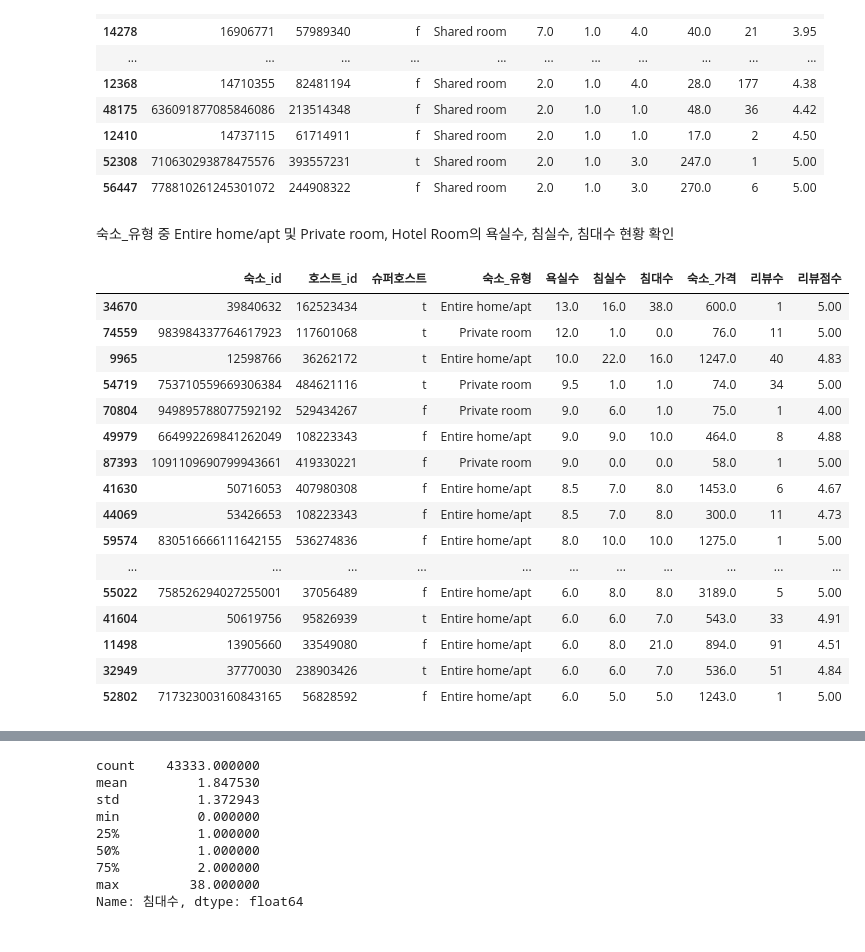
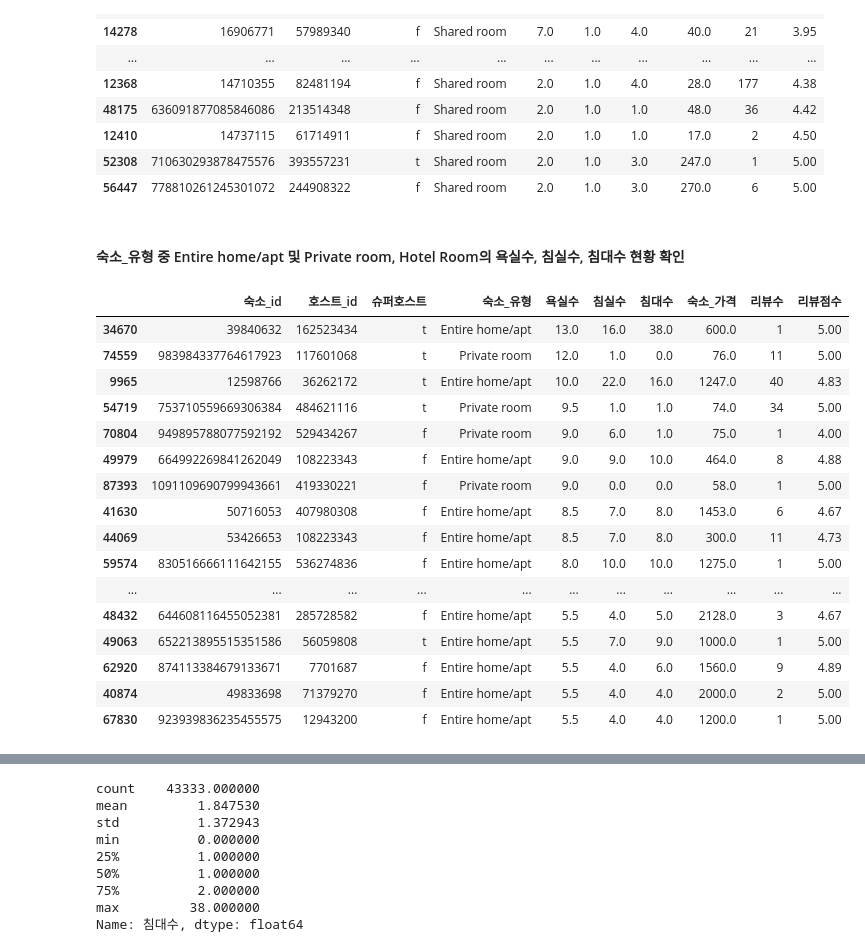
Before and after one commit to minseokpark6/WeeklyProject_Group3, a Jupyter notebook: Code/MinseokPark/가격_관계분석_런던.ipynb, the cells around one changed output, grey strips where cells are left out. Drawn from its saved outputs; the diff is of its cells as text; code cells hidden in the pictures.

```diff
--- a/Code/MinseokPark/가격_관계분석_런던.ipynb
+++ b/Code/MinseokPark/가격_관계분석_런던.ipynb
@@ -798,25 +825,25 @@ london_lists[['숙소_id', '호스트_id', '슈퍼호스트', '숙소_유형', '
 | 52308 | 710630293878475576 | 393557231 | t | Shared room | 2.0 | 1.0 | 3.0 | 247.0 | 1 | 5.00 |
 | 56447 | 778810261245301072 | 244908322 | f | Shared room | 2.0 | 1.0 | 3.0 | 270.0 | 6 | 5.00 |
 # %% [markdown]
-숙소_유형 중 Entire home/apt 및 Private room, Hotel Room의 욕실수, 침실수, 침대수 현황 확인
+#### 숙소_유형 중 Entire home/apt 및 Private room, Hotel Room의 욕실수, 침실수, 침대수 현황 확인
 # %%
 # 데이터 조회
-london_lists[['숙소_id', '호스트_id', '슈퍼호스트', '숙소_유형', '욕실수', '침실수', '침대수', '숙소_가격','리뷰수', '리뷰점수']][~condition_room_sharedroom].sort_values(by='욕실수', ascending=False)[:30]
+london_lists[['숙소_id', '호스트_id', '슈퍼호스트', '숙소_유형', '욕실수', '침실수', '침대수', '숙소_가격','리뷰수', '리뷰점수']][~condition_room_sharedroom].sort_values(by='욕실수', ascending=False)[:40]
 # %% [output]
 |  | 숙소_id | 호스트_id | 슈퍼호스트 | 숙소_유형 | 욕실수 | 침실수 | 침대수 | 숙소_가격 | 리뷰수 | 리뷰점수 |
 | 34670 | 39840632 | 162523434 | t | Entire home/apt | 13.0 | 16.0 | 38.0 | 600.0 | 1 | 5.00 |
 | 74559 | 983984337764617923 | 117601068 | t | Private room | 12.0 | 1.0 | 0.0 | 76.0 | 11 | 5.00 |
 | 9965 | 12598766 | 36262172 | t | Entire home/apt | 10.0 | 22.0 | 16.0 | 1247.0 | 40 | 4.83 |
 | 54719 | 753710559669306384 | 484621116 | t | Private room | 9.5 | 1.0 | 1.0 | 74.0 | 34 | 5.00 |
 | 70804 | 949895788077592192 | 529434267 | f | Private room | 9.0 | 6.0 | 1.0 | 75.0 | 1 | 4.00 |
 | 49979 | 664992269841262049 | 108223343 | f | Entire home/apt | 9.0 | 9.0 | 10.0 | 464.0 | 8 | 4.88 |
 | 87393 | 1091109690799943661 | 419330221 | f | Private room | 9.0 | 0.0 | 0.0 | 58.0 | 1 | 5.00 |
 | 41630 | 50716053 | 407980308 | f | Entire home/apt | 8.5 | 7.0 | 8.0 | 1453.0 | 6 | 4.67 |
 | 44069 | 53426653 | 108223343 | f | Entire home/apt | 8.5 | 7.0 | 8.0 | 300.0 | 11 | 4.73 |
 | 59574 | 830516666111642155 | 536274836 | f | Entire home/apt | 8.0 | 10.0 | 10.0 | 1275.0 | 1 | 5.00 |
 | ... | ... | ... | ... | ... | ... | ... | ... | ... | ... | ... |
-| 55022 | 758526294027255001 | 37056489 | f | Entire home/apt | 6.0 | 8.0 | 8.0 | 3189.0 | 5 | 5.00 |
-| 41604 | 50619756 | 95826939 | t | Entire home/apt | 6.0 | 6.0 | 7.0 | 543.0 | 33 | 4.91 |
-| 11498 | 13905660 | 33549080 | f | Entire home/apt | 6.0 | 8.0 | 21.0 | 894.0 | 91 | 4.51 |
-| 32949 | 37770030 | 238903426 | t | Entire home/apt | 6.0 | 6.0 | 7.0 | 536.0 | 51 | 4.84 |
-| 52802 | 717323003160843165 | 56828592 | f | Entire home/apt | 6.0 | 5.0 | 5.0 | 1243.0 | 1 | 5.00 |
+| 48432 | 644608116455052381 | 285728582 | f | Entire home/apt | 5.5 | 4.0 | 5.0 | 2128.0 | 3 | 4.67 |
+| 49063 | 652213895515351586 | 56059808 | t | Entire home/apt | 5.5 | 7.0 | 9.0 | 1000.0 | 1 | 5.00 |
+| 62920 | 874113384679133671 | 7701687 | f | Entire home/apt | 5.5 | 4.0 | 6.0 | 1560.0 | 9 | 4.89 |
+| 40874 | 49833698 | 71379270 | f | Entire home/apt | 5.5 | 4.0 | 4.0 | 2000.0 | 2 | 5.00 |
+| 67830 | 923939836235455575 | 12943200 | f | Entire home/apt | 5.5 | 4.0 | 4.0 | 1200.0 | 1 | 5.00 |
```
Also changed, not shown: parts of 19 cells of this notebook.
